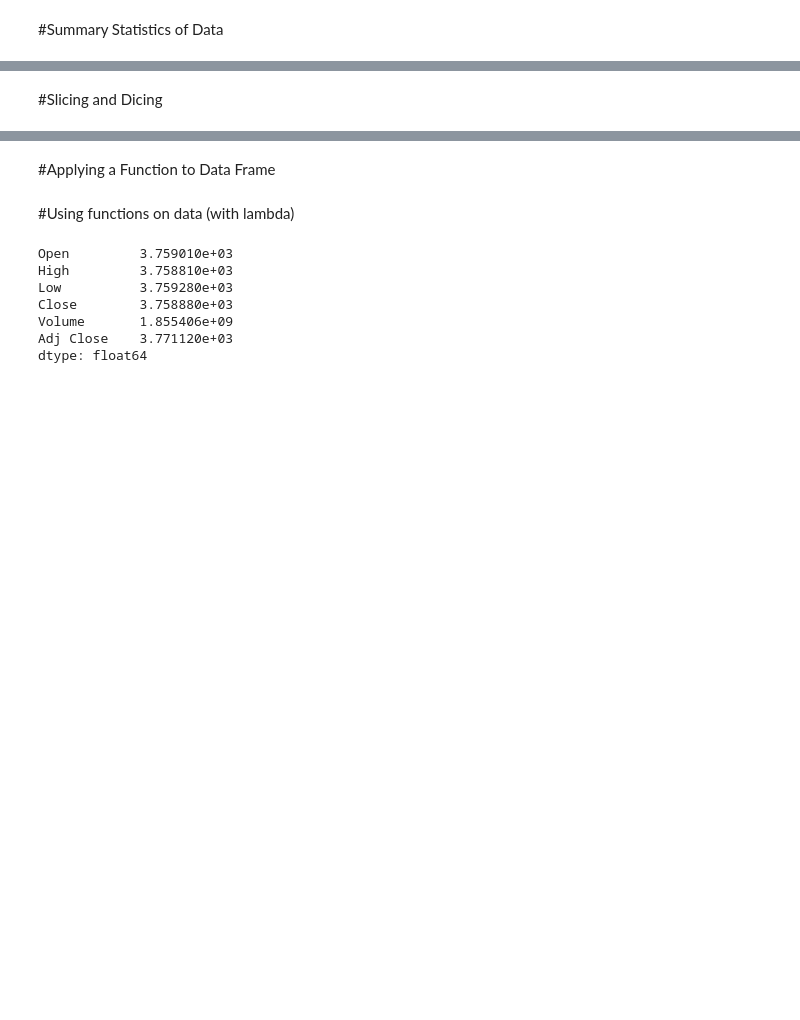
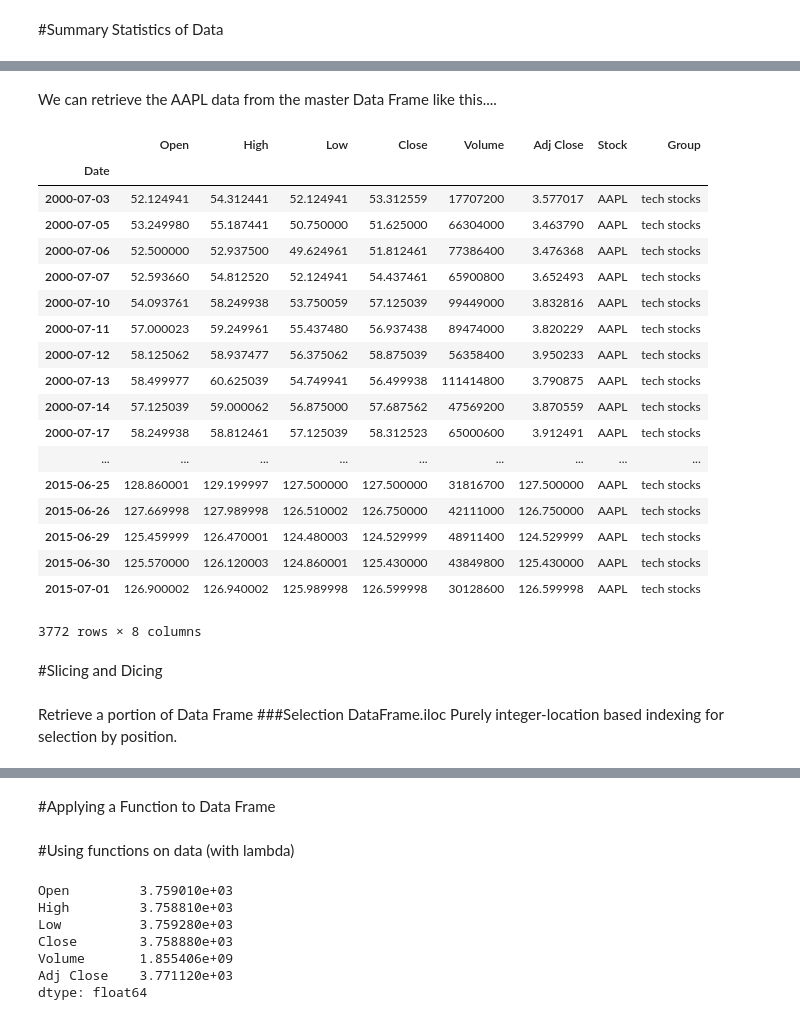
Before and after one commit to WritingPanda/python_meetup_pandas, a Jupyter notebook: part 2/Pandas Demonstration.ipynb, the cells around one changed output, grey strips where cells are left out. Drawn from its saved outputs; the diff is of its cells as text; code cells hidden in the pictures; blank space fills up the shorter version.

```diff
--- a/part 2/Pandas Demonstration.ipynb
+++ b/part 2/Pandas Demonstration.ipynb
@@ -141,2 +181,31 @@ AAPL_sum_stat.iloc[:,1:5]
+# %% [markdown]
+We can retrieve the AAPL data from the master Data Frame like this....
+# %%
+df_master[df_master['Stock'] == 'AAPL']
+# %% [output]
+|  | Open | High | Low | Close | Volume | Adj Close | Stock | Group |
+| Date |  |  |  |  |  |  |  |  |
+| 2000-07-03 | 52.124941 | 54.312441 | 52.124941 | 53.312559 | 17707200 | 3.577017 | AAPL | tech stocks |
+| 2000-07-05 | 53.249980 | 55.187441 | 50.750000 | 51.625000 | 66304000 | 3.463790 | AAPL | tech stocks |
+| 2000-07-06 | 52.500000 | 52.937500 | 49.624961 | 51.812461 | 77386400 | 3.476368 | AAPL | tech stocks |
+| 2000-07-07 | 52.593660 | 54.812520 | 52.124941 | 54.437461 | 65900800 | 3.652493 | AAPL | tech stocks |
+| 2000-07-10 | 54.093761 | 58.249938 | 53.750059 | 57.125039 | 99449000 | 3.832816 | AAPL | tech stocks |
+| 2000-07-11 | 57.000023 | 59.249961 | 55.437480 | 56.937438 | 89474000 | 3.820229 | AAPL | tech stocks |
+| 2000-07-12 | 58.125062 | 58.937477 | 56.375062 | 58.875039 | 56358400 | 3.950233 | AAPL | tech stocks |
+| 2000-07-13 | 58.499977 | 60.625039 | 54.749941 | 56.499938 | 111414800 | 3.790875 | AAPL | tech stocks |
+| 2000-07-14 | 57.125039 | 59.000062 | 56.875000 | 57.687562 | 47569200 | 3.870559 | AAPL | tech stocks |
+| 2000-07-17 | 58.249938 | 58.812461 | 57.125039 | 58.312523 | 65000600 | 3.912491 | AAPL | tech stocks |
+| ... | ... | ... | ... | ... | ... | ... | ... | ... |
+| 2015-06-25 | 128.860001 | 129.199997 | 127.500000 | 127.500000 | 31816700 | 127.500000 | AAPL | tech stocks |
+| 2015-06-26 | 127.669998 | 127.989998 | 126.510002 | 126.750000 | 42111000 | 126.750000 | AAPL | tech stocks |
+| 2015-06-29 | 125.459999 | 126.470001 | 124.480003 | 124.529999 | 48911400 | 124.529999 | AAPL | tech stocks |
+| 2015-06-30 | 125.570000 | 126.120003 | 124.860001 | 125.430000 | 43849800 | 125.430000 | AAPL | tech stocks |
+| 2015-07-01 | 126.900002 | 126.940002 | 125.989998 | 126.599998 | 30128600 | 126.599998 | AAPL | tech stocks |
+3772 rows × 8 columns
 # %% [markdown]
 #Slicing and Dicing
+# %% [markdown]
+Retrieve a portion of Data Frame
+###Selection
+DataFrame.iloc
+Purely integer-location based indexing for selection by position.
```
Also changed, not shown: parts of 51 cells of this notebook.
